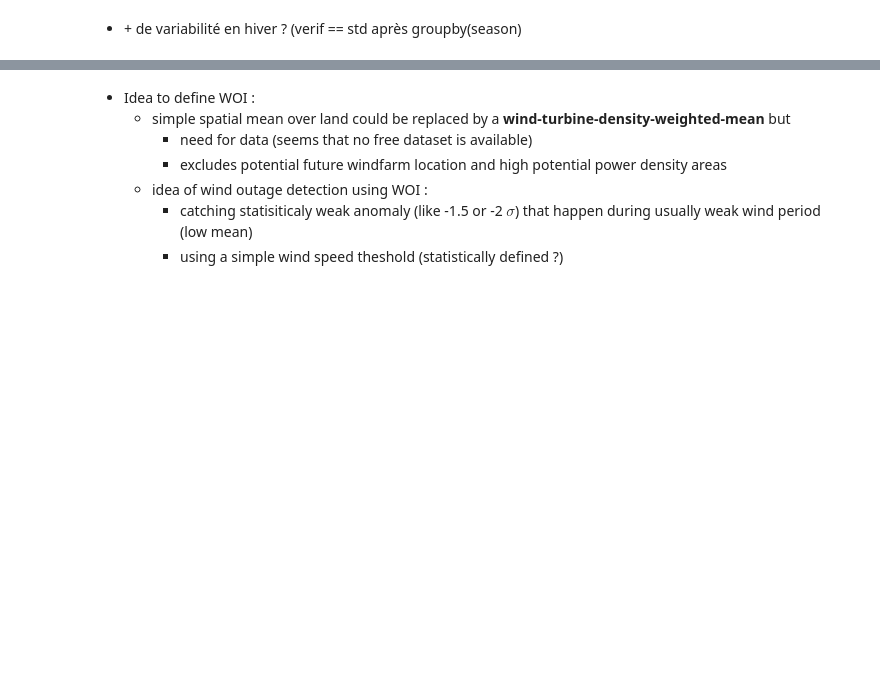
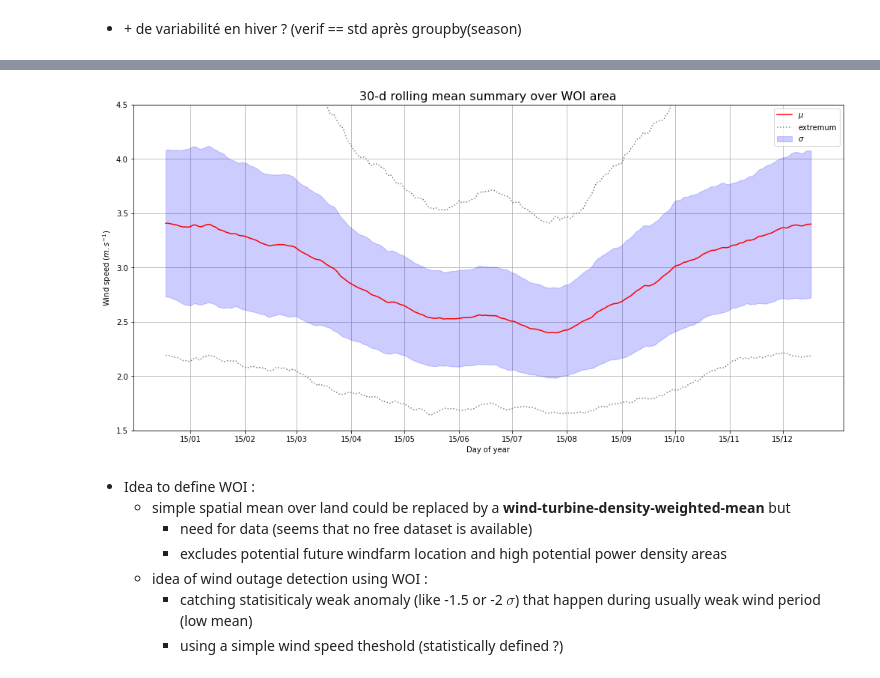
Before and after one commit to bchatelon/year_weather_regime, a Jupyter notebook: wind_outage.ipynb, the cells around one changed output, grey strips where cells are left out. Saved outputs shown, nothing was run; the diff lists cells and outputs as text; code cells hidden in the pictures; blank space fills up the shorter version.

```diff
--- a/wind_outage.ipynb
+++ b/wind_outage.ipynb
@@ -187,0 +202,11 @@ ws_index_danom_std = ws_index_danom.groupby('time.season').std('time')
+# %%
+ws_index_day_max = xr.concat([
+    ws_index.groupby('time.dayofyear').max('time').roll(dayofyear=150, roll_coords= True).ws.rolling(dayofyear=30, center=True).mean().roll(dayofyear=-150, roll_coords= True)[:15],
+    ws_index.groupby('time.dayofyear').max('time').ws.rolling(dayofyear=30, center=True).mean().dropna('dayofyear'),
+    ws_index.groupby('time.dayofyear').max('time').roll(dayofyear=150, roll_coords= True).ws.rolling(dayofyear=30, center=True).mean().roll(dayofyear=-150, roll_coords= True)[-14:]],
+    dim = 'dayofyear')
+ws_index_day_min = xr.concat([
+    ws_index.groupby('time.dayofyear').min('time').roll(dayofyear=150, roll_coords= True).ws.rolling(dayofyear=30, center=True).mean().roll(dayofyear=-150, roll_coords= True)[:15],
+    ws_index.groupby('time.dayofyear').min('time').ws.rolling(dayofyear=30, center=True).mean().dropna('dayofyear'),
+    ws_index.groupby('time.dayofyear').min('time').roll(dayofyear=150, roll_coords= True).ws.rolling(dayofyear=30, center=True).mean().roll(dayofyear=-150, roll_coords= True)[-14:]],
+    dim = 'dayofyear')
@@ -212,3 +240,22 @@ plt.show()
+# %%
+fig = plt.figure(figsize=(17, 8))
+
+ax = fig.add_subplot(1, 1, 1)
+ax.set_title('30-d rolling mean summary over WOI area', fontsize = 16)
+ax.plot(ws_index_day_mean, color = 'red', zorder = 3, label = '$\mu$')
+ax.plot(ws_index_day_max, color = 'gray', ls = ':', label = 'extremum')
+ax.plot(ws_index_day_min, color = 'gray', ls = ':')
+ax.fill_between(ws_index_day_mean.date, ws_index_day_mean-ws_index_day_std, ws_index_day_mean+ws_index_day_std, color = 'blue', alpha = 0.2, zorder = 2, label = '$\sigma$')
+ax.grid(zorder = 1)
+ax.set_xlabel('Day of year')
+ax.xaxis.set_major_locator(x_locator)
+ax.set_ylabel('Wind speed ($m.s^{-1}$)')
+ax.set_ylim(1.5,4.5)
+ax.legend()
+
+plt.show()
+# %% [output]
+[figure, added]
 # %% [markdown]
 + Idea to define WOI :
     + simple spatial mean over land could be replaced by a <b>wind-turbine-density-weighted-mean</b> but
```
Also changed, not shown: parts of 14 cells of this notebook.
